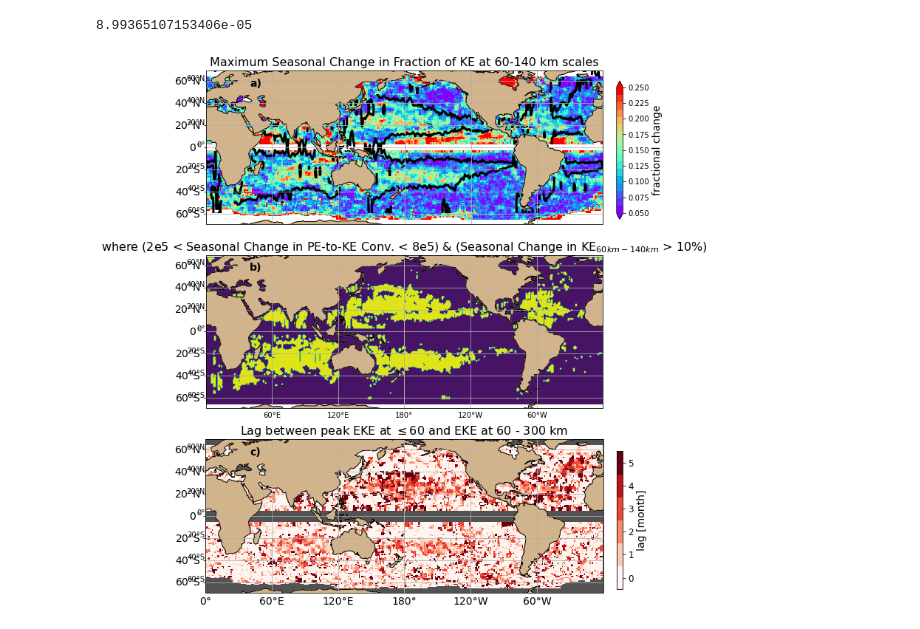
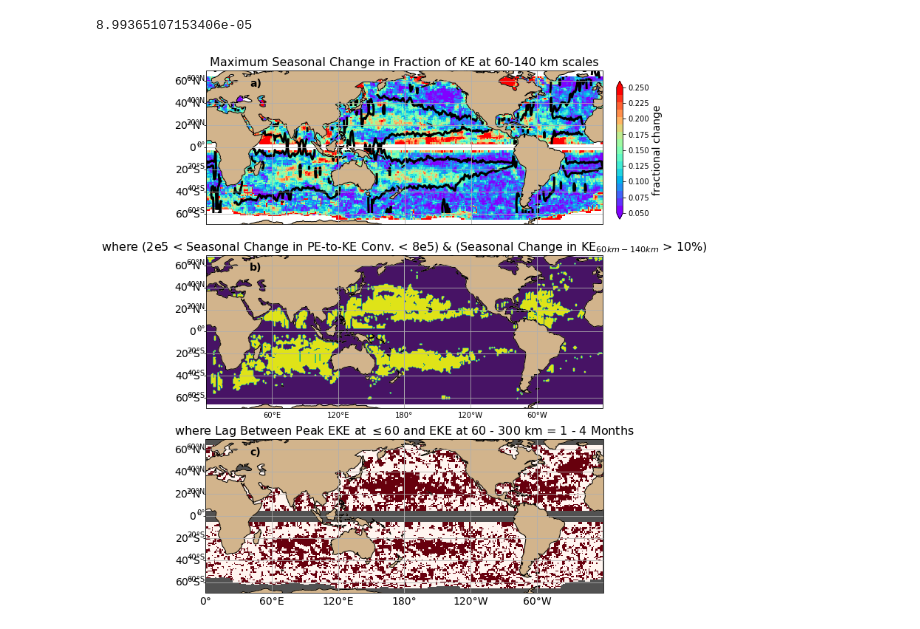
Before and after one commit to jakesteinberg/CPT, a Jupyter notebook: global_along_track_synthesis.ipynb, the cells around one changed output. Saved outputs shown, nothing was run; the diff lists cells and outputs as text; code cells hidden in the pictures.

```diff
--- a/global_along_track_synthesis.ipynb
+++ b/global_along_track_synthesis.ipynb
@@ -453,7 +453,7 @@ Using default N, N = 26 If d>2 or X is not pi then results might not be accurate
 # scales to map
 scale1 = np.where(coarsening_factors == 3)[0]
 scale2 = np.where(coarsening_factors == 15)[0]
-pct_diff_cutoff = 0.15
+pct_diff_cutoff = 0.25
 # find month that has most eke at each scale
 max_month_1 = np.nan * np.ones(np.shape(eke[0, :, :, 0]))
 max_month_2 = np.nan * np.ones(np.shape(eke[0, :, :, 0]))
@@ -891,10 +895,13 @@ ax.set_ylim([np.nanmin(lat_bin_c), np.nanmax(lat_bin_c)])
 gl = ax.gridlines(draw_labels=True)
 gl.xlabels_top = False
 # EKE LAG
-cmap_lag = plt.get_cmap('Reds',6)
+cmap_lag = plt.get_cmap('Reds',2) #
+mo_lag_cp = mo_lag.copy()
+mo_lag_cp[(mo_lag_cp > 0) & (mo_lag_cp < 5)] = 5
+# ax.contourf(lon_bin_c,lat_bin_c[bi], test_m,levels=np.arange(0,1.1,0.1),transform=ccrs.PlateCarree())
 lag_tp = [0,6] # [-6.5,6.5]
 data_coords = {'latitude': lat_bin_c, 'longitude': lon_bin_c}
-mol_xr = xr.DataArray(data=np.transpose(mo_lag), name='lag', dims=['latitude', 'longitude'], coords=data_coords)
+mol_xr = xr.DataArray(data=np.transpose(mo_lag_cp), name='lag', dims=['latitude', 'longitude'], coords=data_coords)
 lag_map = mol_xr.isel(longitude=lon_xr, latitude=lat_xr_n).plot(ax=ax2,transform=ccrs.PlateCarree(), \
                                                              vmin=lag_tp[0], vmax=lag_tp[1], \
                                                              cmap=cmap_lag, zorder=0, add_colorbar=False)
@@ -903,8 +910,8 @@ mol_xr.isel(longitude=lon_xr, latitude=lat_xr_s).plot(ax=ax2,transform=ccrs.Plat
                                                              cmap=cmap_lag, zorder=0, add_colorbar=False)
 # ax2.contour(lon_bin_c,lat_bin_c[bi], test_m,levels=[1],transform=ccrs.PlateCarree(),color='k',linewidths=1)
 # ax2.set_title('lag (peak month difference between EKE$_{<60km}$ and EKE$_{60-300km}$)', fontsize=15)
-ax2.set_title('Lag between peak EKE at $\leq$' + str(np.int(coarsening_factors[scale1][0]*hor_grid_spacing)) + \
-              ' and EKE at ' + str(np.int(coarsening_factors[scale1][0]*hor_grid_spacing)) + ' - ' + str(np.int(coarsening_factors[scale2][0]*hor_grid_spacing)) + ' km', fontsize=16)
+ax2.set_title('where Lag Between Peak EKE at $\leq$' + str(np.int(coarsening_factors[scale1][0]*hor_grid_spacing)) + \
+              ' and EKE at ' + str(np.int(coarsening_factors[scale1][0]*hor_grid_spacing)) + ' - ' + str(np.int(coarsening_factors[scale2][0]*hor_grid_spacing)) + ' km = 1 - 4 Months', fontsize=16)
 ax2.set_xlabel('Longitude [$^{\circ}$]',fontsize=14)
 ax2.set_ylabel('Latitude [$^{\circ}$]',fontsize=14)
 ax2.add_feature(cartopy.feature.LAND, color='#D2B48C',zorder=1)
@@ -912,11 +919,11 @@ ax2.coastlines()
 ax2.set_ylim([np.nanmin(lat_bin_c), np.nanmax(lat_bin_c)])
 gl = ax2.gridlines(draw_labels=True)
 gl.xlabels_top = False
-cbpos = [0.845, 0.13, 0.01, 0.2]
-cax = f.add_axes(cbpos)
-cb = f.colorbar(lag_map, cax=cax, orientation='vertical', ticks=np.arange(0,7)+.5)
-cb.set_label(label='lag [month]', fontsize=14)
-cb.ax.set_yticklabels([0, 1, 2, 3, 4, 5, 6], fontsize=12)
+# cbpos = [0.845, 0.13, 0.01, 0.2]
+# cax = f.add_axes(cbpos)
+# cb = f.colorbar(lag_map, cax=cax, orientation='vertical', ticks=np.arange(0,7)+.5)
+# cb.set_label(label='lag [month]', fontsize=14)
+# cb.ax.set_yticklabels([0, 1, 2, 3, 4, 5, 6], fontsize=12)
 ibc = '#525252'
 ax2.set_facecolor(ibc)
 # EKE PE LAG
@@ -941,32 +948,32 @@ data_coords = {'latitude': lat_bin_c[bi], 'longitude': lon_bin_c}
 # cmap = mpl.colors.LinearSegmentedColormap.from_list('Custom cmap', cmaplist, cmap.N)
 # norm = mpl.colors.BoundaryNorm(np.arange(0,7), cmap.N)
 # cb = f.colorbar(pel, cax=cax, orientation='vertical', label='lag [month]', ticks=np.arange(-1,7)+.5)
 # cb.ax.set_yticklabels([-1, 0, 1, 2, 3, 4, 5, 6], fontsize=12)
 # ax3.set_ylim([np.nanmin(lat_bin_c), np.nanmax(lat_bin_c)])
 # gl = ax3.gridlines(draw_labels=True)
 # gl.xlabels_top = False
 # ibc = '#525252'
 # ax3.set_facecolor(ibc)
 
 
 ax0.text(40, 55, 'a)', fontsize=14, fontweight='bold', transform=ccrs.PlateCarree())
 ax.text(40, 55, 'b)', fontsize=14, fontweight='bold', transform=ccrs.PlateCarree())
 ax2.text(40, 55, 'c)', fontsize=14, fontweight='bold', transform=ccrs.PlateCarree())
 # ax3.text(40, 55, 'd)', fontsize=13, fontweight='bold', transform=ccrs.PlateCarree())
 ax0.set_yticks([-60, -40, -20, 0, 20, 40, 60])
 ax0.set_yticklabels(['60$^{\circ}$S', '40$^{\circ}$S', '20$^{\circ}$S', '0$^{\circ}$', '20$^{\circ}$N', '40$^{\circ}$N', '60$^{\circ}$N'],fontsize=14)
 ax.set_yticks([-60, -40, -20, 0, 20, 40, 60])
 ax.set_yticklabels(['60$^{\circ}$S', '40$^{\circ}$S', '20$^{\circ}$S', '0$^{\circ}$', '20$^{\circ}$N', '40$^{\circ}$N', '60$^{\circ}$N'],fontsize=14)
 ax2.set_yticks([-60, -40, -20, 0, 20, 40, 60])
 ax2.set_yticklabels(['60$^{\circ}$S', '40$^{\circ}$S', '20$^{\circ}$S', '0$^{\circ}$', '20$^{\circ}$N', '40$^{\circ}$N', '60$^{\circ}$N'],fontsize=14)
 # ax3.set_yticks([-60, -40, -20, 0, 20, 40, 60])
 # ax3.set_yticklabels(['60$^{\circ}$S', '40$^{\circ}$S', '20$^{\circ}$S', '0$^{\circ}$', '20$^{\circ}$N', '40$^{\circ}$N', '60$^{\circ}$N'])
 ax0.set_ylabel('')
 ax.set_ylabel('')
 ax2.set_ylabel('')
 gl.xlabel_style = {'fontsize': 14}
 # ax3.set_ylabel('')
 
-f.savefig('/Users/jakesteinberg/Desktop/cpt_manuscript_figures/r2/region_overlap_apeRate.jpg', dpi=500)
+f.savefig('/Users/jakesteinberg/Desktop/cpt_manuscript_figures/r2/region_overlap_apeRate_2.jpg', dpi=500)
 # %% [output]
-[figure, old version]
+[figure, new version]
```
Also changed, not shown: parts of 8 cells of this notebook.
